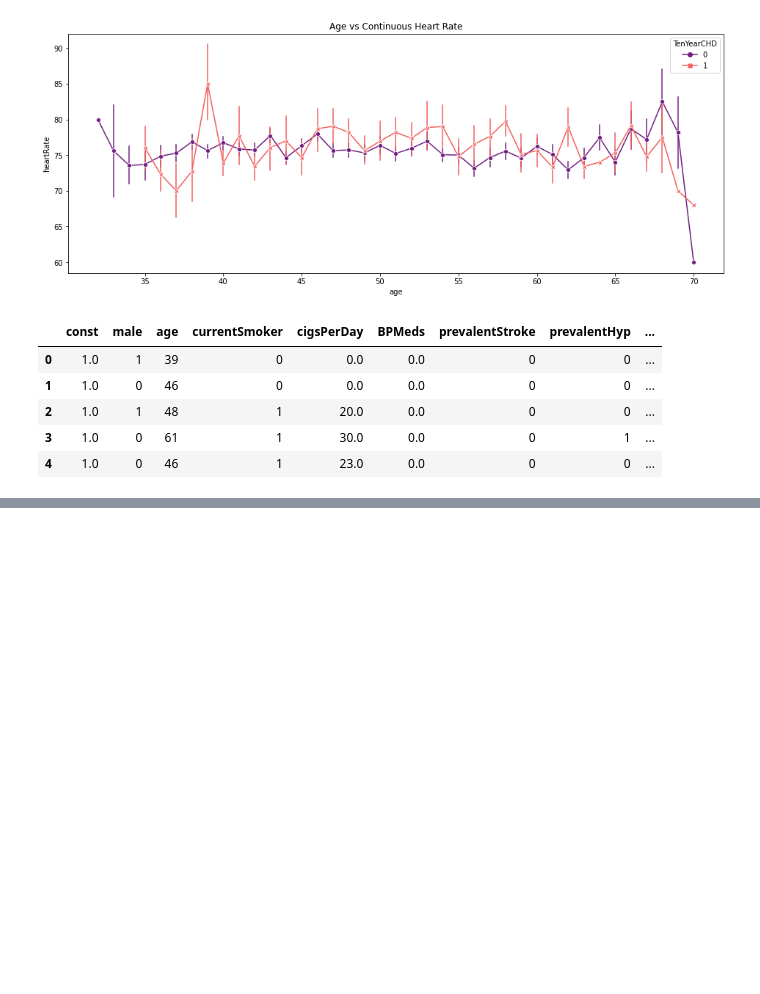
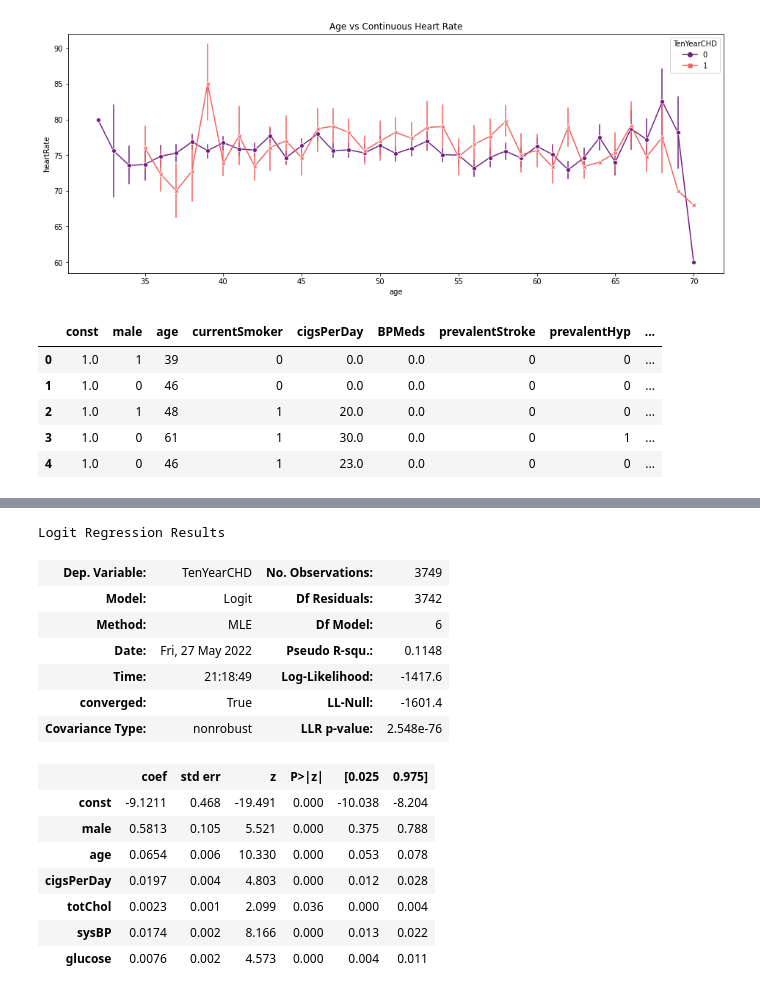
Before and after one commit to NimeshaPrasadini/ML_Assignment2_IT19028774_IT19140476_IT19123578_IT19138732, a Jupyter notebook: IT19028774_IT19140476_IT19123578_IT19138732.ipynb, the cells around one changed output, grey strips where cells are left out. Drawn from its saved outputs; the diff is of its cells as text; code cells hidden in the pictures; blank space fills up the shorter version.

```diff
--- a/IT19028774_IT19140476_IT19123578_IT19138732.ipynb
+++ b/IT19028774_IT19140476_IT19123578_IT19138732.ipynb
@@ -310,0 +345,32 @@ heart_details_constant.head()
+# %%
+def backward_elemination (hd_frame,dependent_var,column_list):
+    while len(column_list)>0 :
+        model=sm.Logit(dependent_var,hd_frame[column_list])
+        result=model.fit(disp=0)
+        largest_pvalue=round(result.pvalues,3).nlargest(1)
+        if largest_pvalue[0]<(0.05):
+            return result
+            break
+        else:
+            column_list=column_list.drop(largest_pvalue.index)
+
+result=backward_elemination(heart_details_constant,chd_df.TenYearCHD,col)
+# %%
+result.summary()
+# %% [output]
+Logit Regression Results
+| Dep. Variable: | TenYearCHD | No. Observations: | 3749 |
+| Model: | Logit | Df Residuals: | 3742 |
+| Method: | MLE | Df Model: | 6 |
+| Date: | Fri, 27 May 2022 | Pseudo R-squ.: | 0.1148 |
+| Time: | 21:18:49 | Log-Likelihood: | -1417.6 |
+| converged: | True | LL-Null: | -1601.4 |
+| Covariance Type: | nonrobust | LLR p-value: | 2.548e-76 |
+|  | coef | std err | z | P>|z| | [0.025 | 0.975] |
+| const | -9.1211 | 0.468 | -19.491 | 0.000 | -10.038 | -8.204 |
+| male | 0.5813 | 0.105 | 5.521 | 0.000 | 0.375 | 0.788 |
+| age | 0.0654 | 0.006 | 10.330 | 0.000 | 0.053 | 0.078 |
+| cigsPerDay | 0.0197 | 0.004 | 4.803 | 0.000 | 0.012 | 0.028 |
+| totChol | 0.0023 | 0.001 | 2.099 | 0.036 | 0.000 | 0.004 |
+| sysBP | 0.0174 | 0.002 | 8.166 | 0.000 | 0.013 | 0.022 |
+| glucose | 0.0076 | 0.002 | 4.573 | 0.000 | 0.004 | 0.011 |
```
Also changed, not shown: parts of 1 cell of this notebook.
